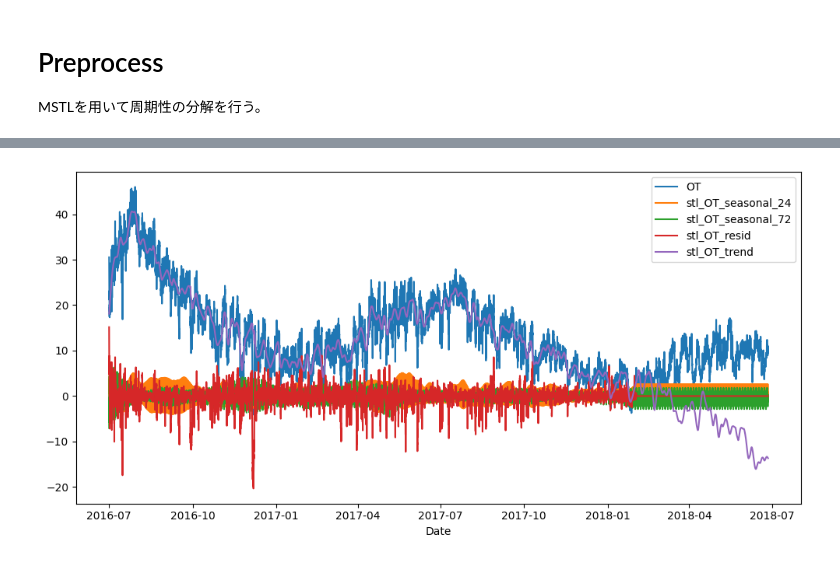
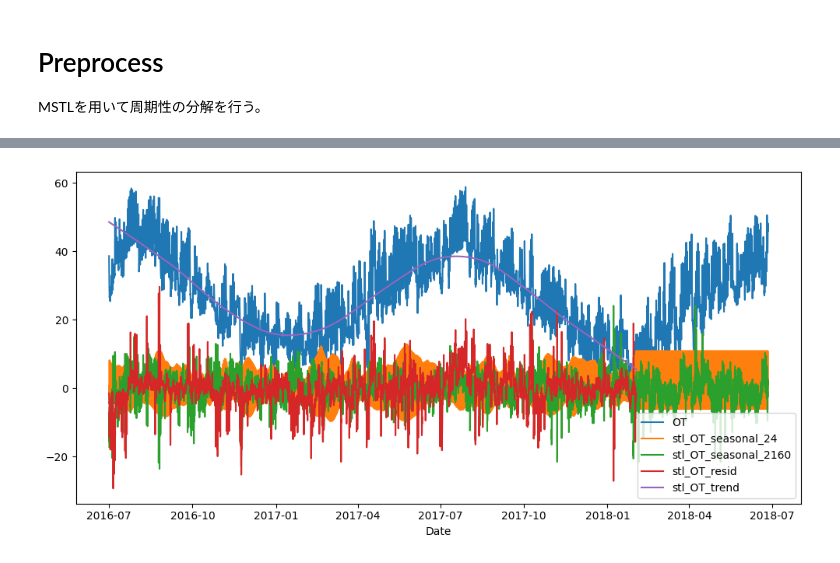
Before and after one commit to YHTR0257/athena-assignment, a Jupyter notebook: notebooks/exp_001.ipynb, the cells around one changed output, grey strips where cells are left out. Drawn from its saved outputs; the diff is of its cells as text; code cells hidden in the pictures.

```diff
--- a/notebooks/exp_001.ipynb
+++ b/notebooks/exp_001.ipynb
@@ -92,12 +95,12 @@ import pandas as pd
 
 plot_df = pd.concat(
     [
-        train_dfs[0],
-        test_dfs[0],
+        train_dfs[1],
+        test_dfs[1],
     ]
 )
 fig = plot_time_series(df=plot_df, date_col="date",
                        value_cols=["OT", "stl_OT_seasonal_24",
-                                   "stl_OT_seasonal_72", "stl_OT_resid", "stl_OT_trend"])
+                                   "stl_OT_seasonal_2160", "stl_OT_resid", "stl_OT_trend"])
 fig.show()
 # %% [output]
@@ -105,4 +108,4 @@ fig.show()
-[figure, old version]
+[figure, new version]
 # %%
 train_dfs[0].columns
 # %% [output]
```
Also changed, not shown: parts of 6 cells of this notebook, 4 other files.
